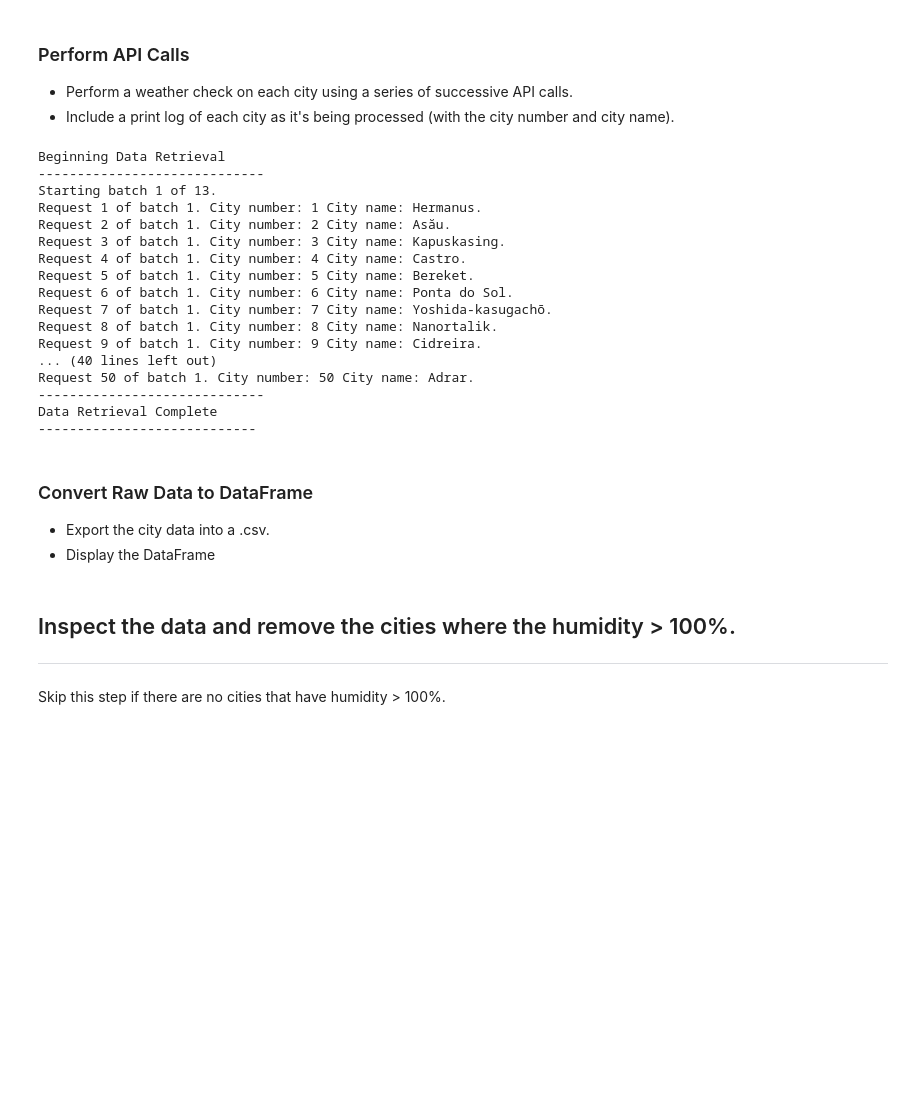
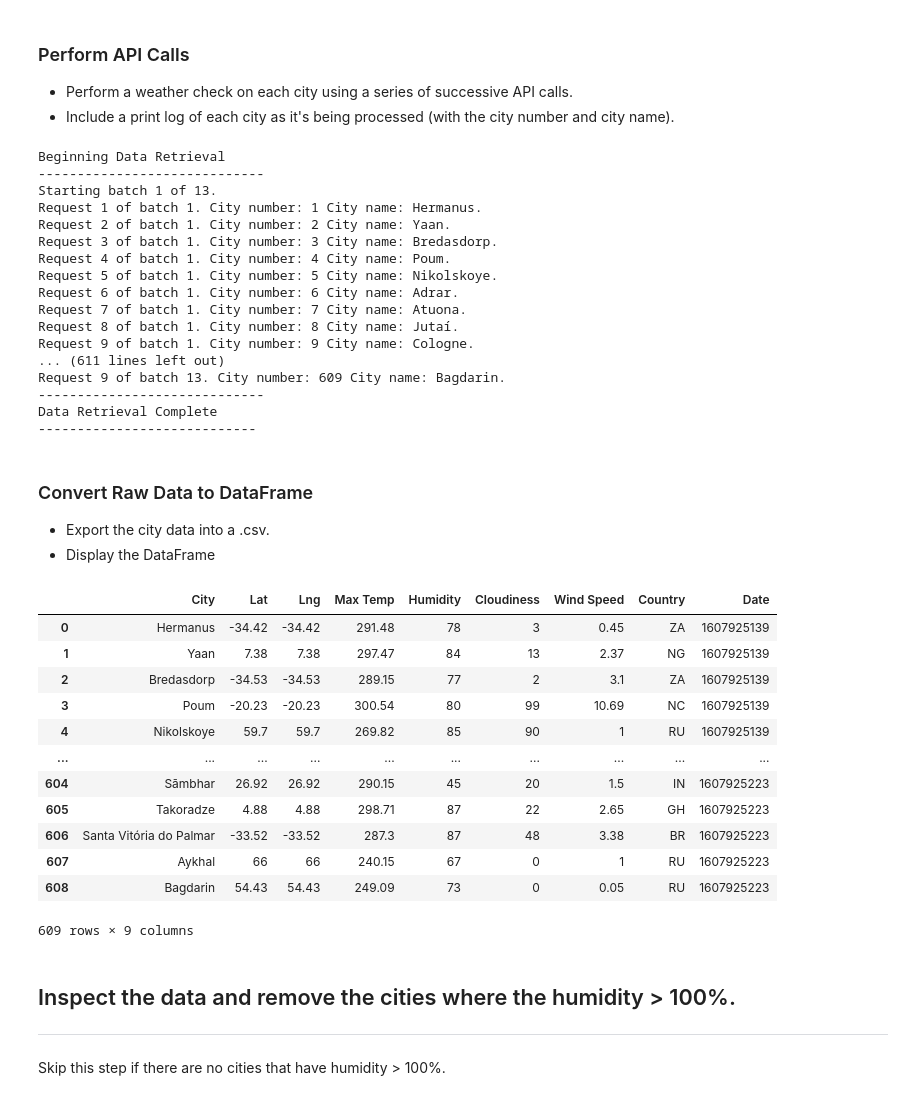
Before and after one commit to GND95/Python-API-Challenge, a Jupyter notebook: WeatherPy/WeatherPy.ipynb, the cells around one changed output. Drawn from its saved outputs; the diff is of its cells as text; code cells hidden in the pictures; blank space fills up the shorter version.

Commit message:
using each of the lists as a different column in the pandas data frame. exporting the data frame to a csv file.

```diff
--- a/WeatherPy/WeatherPy.ipynb
+++ b/WeatherPy/WeatherPy.ipynb
@@ -121,23 +121,23 @@ while (batchCounter <= totalBatches):
     batchCounter +=1
     requestCounter = 1 #resetting requestCounter so it will hit the inner while loop again in the next iteration of the outer while loop
 
-    break ##break out of out while loop so i don't make so many API calls during testing##
+    #break ##break out of out while loop so i don't make so many API calls during testing##
 print("-----------------------------\nData Retrieval Complete\n----------------------------")
 # %% [output]
 Beginning Data Retrieval
 -----------------------------
 Starting batch 1 of 13.
 Request 1 of batch 1. City number: 1 City name: Hermanus.
-Request 2 of batch 1. City number: 2 City name: Asău.
-Request 3 of batch 1. City number: 3 City name: Kapuskasing.
-Request 4 of batch 1. City number: 4 City name: Castro.
-Request 5 of batch 1. City number: 5 City name: Bereket.
-Request 6 of batch 1. City number: 6 City name: Ponta do Sol.
-Request 7 of batch 1. City number: 7 City name: Yoshida-kasugachō.
-Request 8 of batch 1. City number: 8 City name: Nanortalik.
-Request 9 of batch 1. City number: 9 City name: Cidreira.
-... (40 lines left out)
-Request 50 of batch 1. City number: 50 City name: Adrar.
+Request 2 of batch 1. City number: 2 City name: Yaan.
+Request 3 of batch 1. City number: 3 City name: Bredasdorp.
+Request 4 of batch 1. City number: 4 City name: Poum.
+Request 5 of batch 1. City number: 5 City name: Nikolskoye.
+Request 6 of batch 1. City number: 6 City name: Adrar.
+Request 7 of batch 1. City number: 7 City name: Atuona.
+Request 8 of batch 1. City number: 8 City name: Jutaí.
+Request 9 of batch 1. City number: 9 City name: Cologne.
+... (611 lines left out)
+Request 9 of batch 13. City number: 609 City name: Bagdarin.
 -----------------------------
 Data Retrieval Complete
 ----------------------------
@@ -159,3 +148,25 @@ Data Retrieval Complete
+# %%
+#use each individual list as a column in the data frame
+weather_df = pd.DataFrame(data={"City": city_City_Data, "Lat": lat_City_Data, "Lng": lng_City_Data, "Max Temp": max_Temp_City_Data, "Humidity": humidity_City_Data, "Cloudiness": cloudiness_City_Data, "Wind Speed": wind_Speed_City_Data, "Country": country_City_Data, "Date": date_City_Data})
+
+output_path = os.path.join("Output", "output.csv")
+weather_df.to_csv(output_path, sep=',',index=False)#write the data frame to a CSV
+
+weather_df
+# %% [output]
+|  | City | Lat | Lng | Max Temp | Humidity | Cloudiness | Wind Speed | Country | Date |
+| 0 | Hermanus | -34.42 | -34.42 | 291.48 | 78 | 3 | 0.45 | ZA | 1607925139 |
+| 1 | Yaan | 7.38 | 7.38 | 297.47 | 84 | 13 | 2.37 | NG | 1607925139 |
+| 2 | Bredasdorp | -34.53 | -34.53 | 289.15 | 77 | 2 | 3.1 | ZA | 1607925139 |
+| 3 | Poum | -20.23 | -20.23 | 300.54 | 80 | 99 | 10.69 | NC | 1607925139 |
+| 4 | Nikolskoye | 59.7 | 59.7 | 269.82 | 85 | 90 | 1 | RU | 1607925139 |
+| ... | ... | ... | ... | ... | ... | ... | ... | ... | ... |
+| 604 | Sāmbhar | 26.92 | 26.92 | 290.15 | 45 | 20 | 1.5 | IN | 1607925223 |
+| 605 | Takoradze | 4.88 | 4.88 | 298.71 | 87 | 22 | 2.65 | GH | 1607925223 |
+| 606 | Santa Vitória do Palmar | -33.52 | -33.52 | 287.3 | 87 | 48 | 3.38 | BR | 1607925223 |
+| 607 | Aykhal | 66 | 66 | 240.15 | 67 | 0 | 1 | RU | 1607925223 |
+| 608 | Bagdarin | 54.43 | 54.43 | 249.09 | 73 | 0 | 0.05 | RU | 1607925223 |
+609 rows × 9 columns
 # %% [markdown]
 ## Inspect the data and remove the cities where the humidity > 100%.
 ----
```
Also changed, not shown: parts of 2 cells of this notebook, 1 other file.
